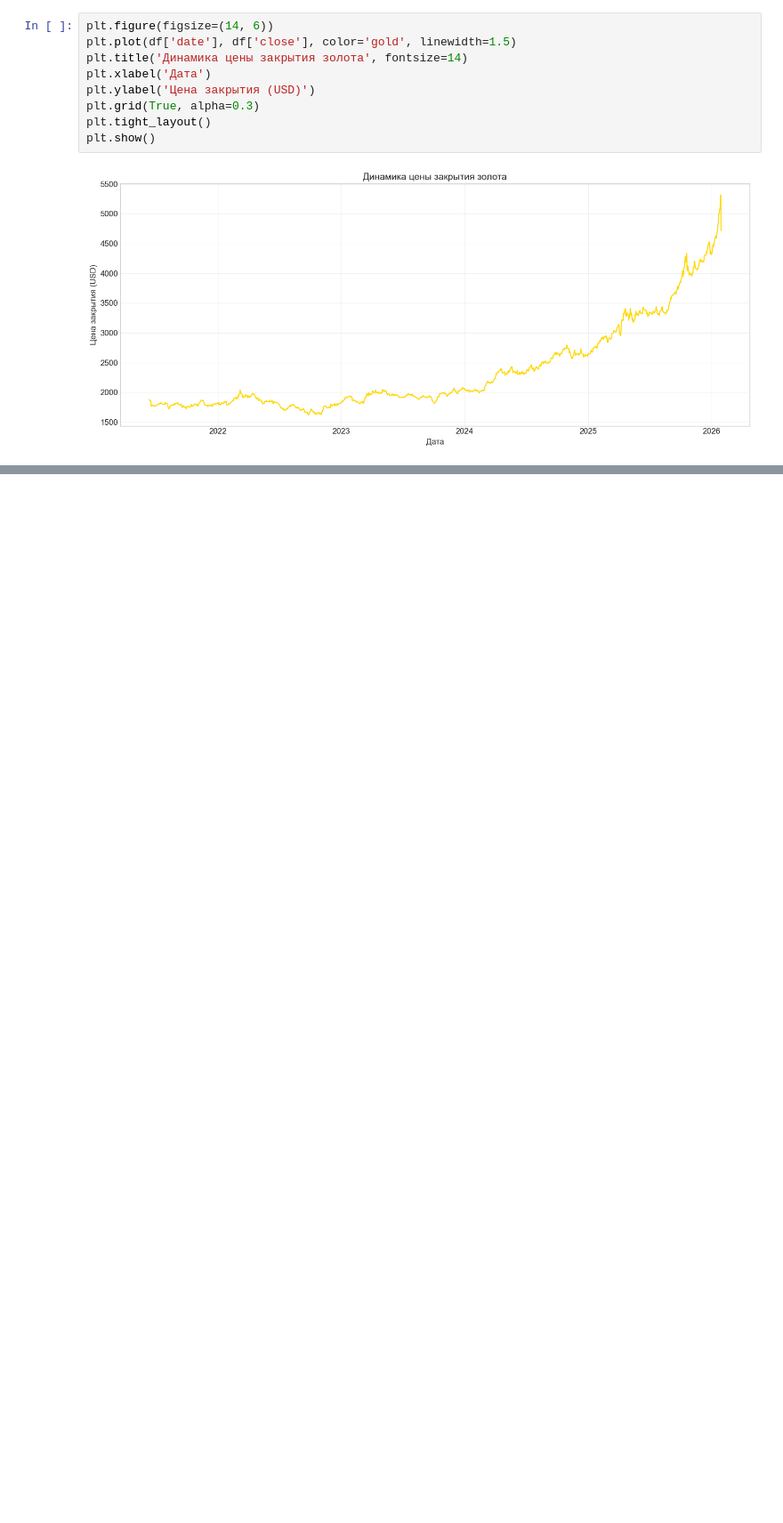
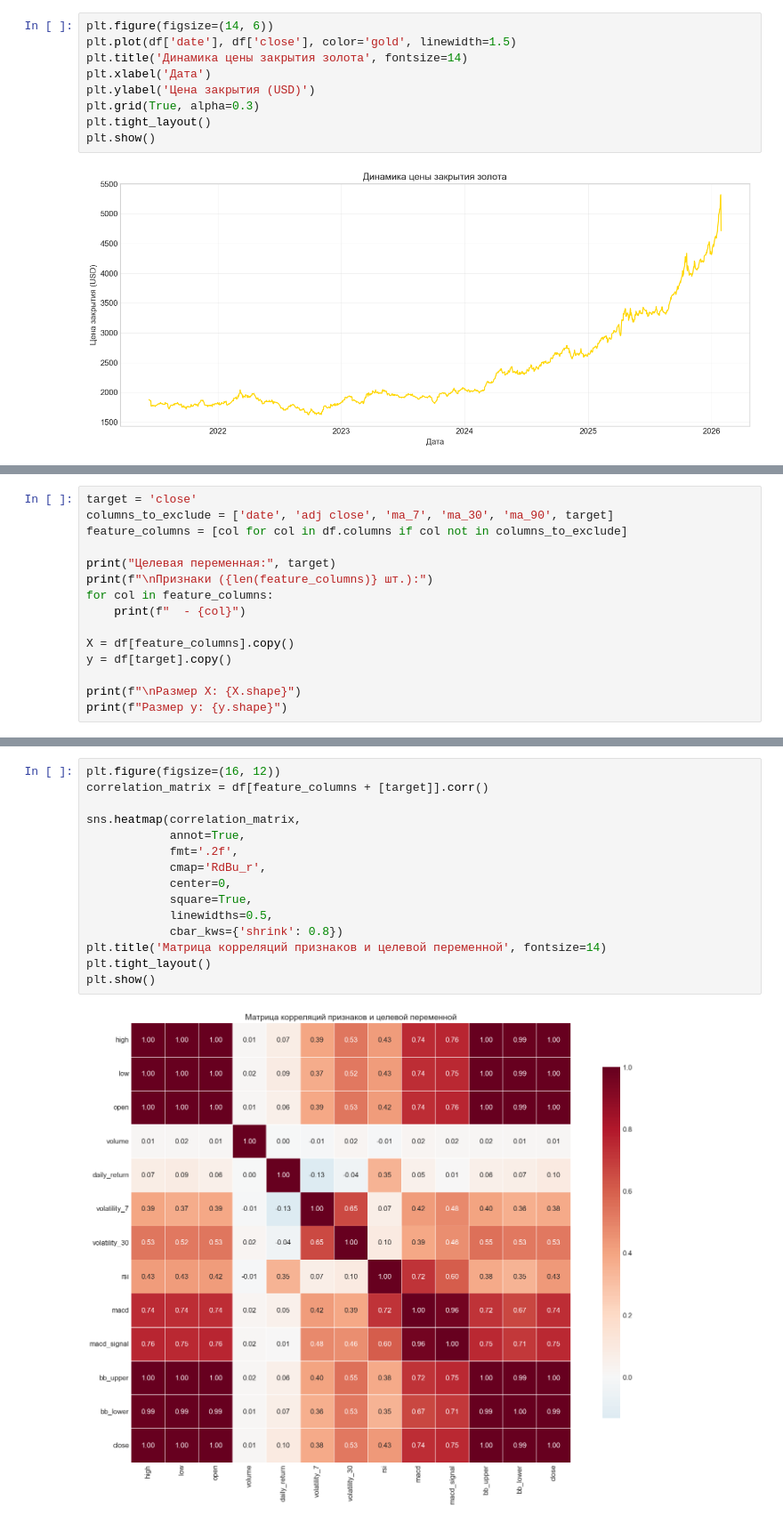
Before and after one commit to Didi5GD/Laba1_AIML, a Jupyter notebook: Laba1_AIML.ipynb, the cells around one changed output, grey strips where cells are left out. Shown at 89% size. Cells and saved outputs as stored; diff of their text form; blank space fills up the shorter version.

```diff
--- a/Laba1_AIML.ipynb
+++ b/Laba1_AIML.ipynb
@@ -224,0 +235,15 @@ plt.show()
+# %%
+target = 'close'
+columns_to_exclude = ['date', 'adj close', 'ma_7', 'ma_30', 'ma_90', target]
+feature_columns = [col for col in df.columns if col not in columns_to_exclude]
+
+print("Целевая переменная:", target)
+print(f"\nПризнаки ({len(feature_columns)} шт.):")
+for col in feature_columns:
+    print(f"  - {col}")
+
+X = df[feature_columns].copy()
+y = df[target].copy()
+
+print(f"\nРазмер X: {X.shape}")
+print(f"Размер y: {y.shape}")
@@ -224,0 +283,17 @@ plt.show()
+# %%
+plt.figure(figsize=(16, 12))
+correlation_matrix = df[feature_columns + [target]].corr()
+
+sns.heatmap(correlation_matrix,
+            annot=True,
+            fmt='.2f',
+            cmap='RdBu_r',
+            center=0,
+            square=True,
+            linewidths=0.5,
+            cbar_kws={'shrink': 0.8})
+plt.title('Матрица корреляций признаков и целевой переменной', fontsize=14)
+plt.tight_layout()
+plt.show()
+# %% [output]
+[figure, added]
```
Also changed, not shown: parts of 6 cells of this notebook.
